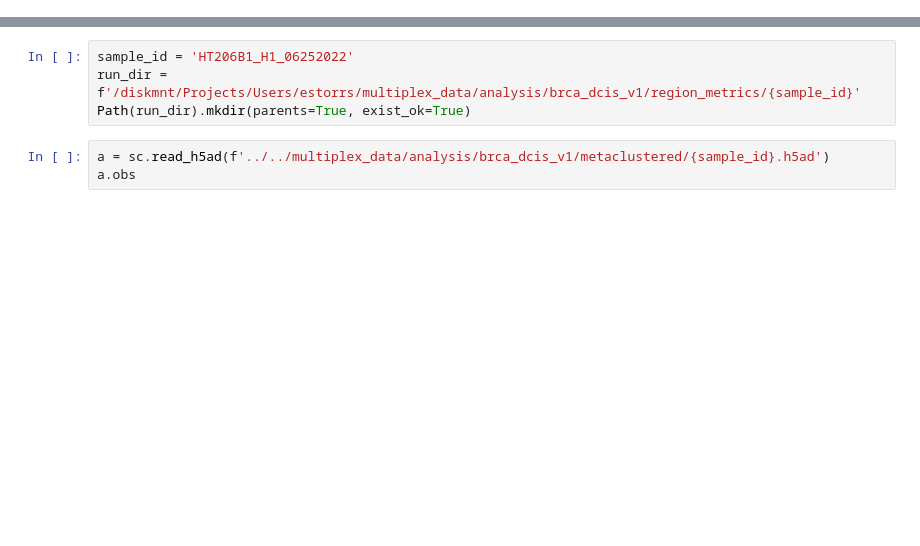
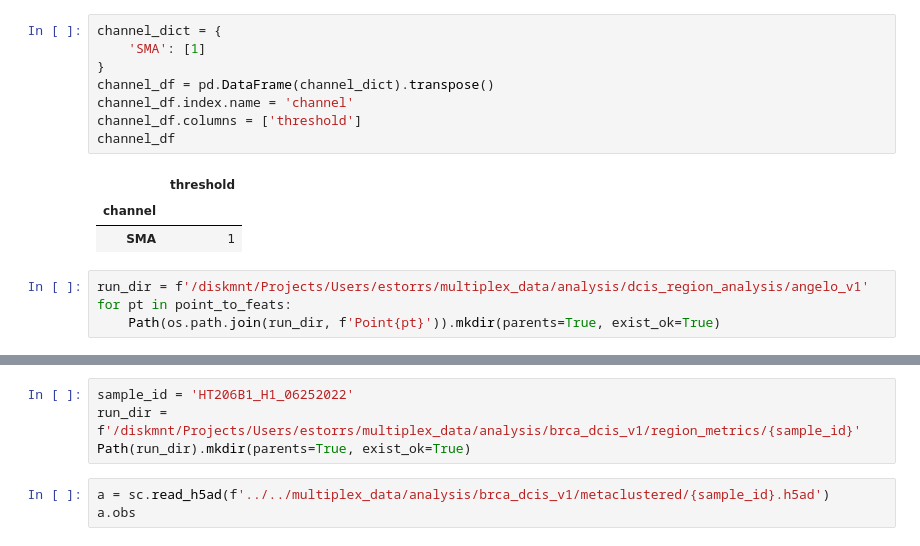
Before and after one commit to estorrs/multiplex-imaging-pipeline, a Jupyter notebook: notebooks/prepare_region_metric_inputs.ipynb, the cells around one changed output, grey strips where cells are left out. Drawn from its saved outputs; the diff is of its cells as text; blank space fills up the shorter version.

```diff
--- a/notebooks/prepare_region_metric_inputs.ipynb
+++ b/notebooks/prepare_region_metric_inputs.ipynb
@@ -10,0 +152,16 @@ from pathlib import Path
+# %%
+channel_dict = {
+    'SMA': [1]
+}
+channel_df = pd.DataFrame(channel_dict).transpose()
+channel_df.index.name = 'channel'
+channel_df.columns = ['threshold']
+channel_df
+# %% [output]
+|  | threshold |
+| channel |  |
+| SMA | 1 |
+# %%
+run_dir = f'/diskmnt/Projects/Users/estorrs/multiplex_data/analysis/dcis_region_analysis/angelo_v1'
+for pt in point_to_feats:
+    Path(os.path.join(run_dir, f'Point{pt}')).mkdir(parents=True, exist_ok=True)
```
Also changed, not shown: parts of 18 cells of this notebook, 7 other files.
